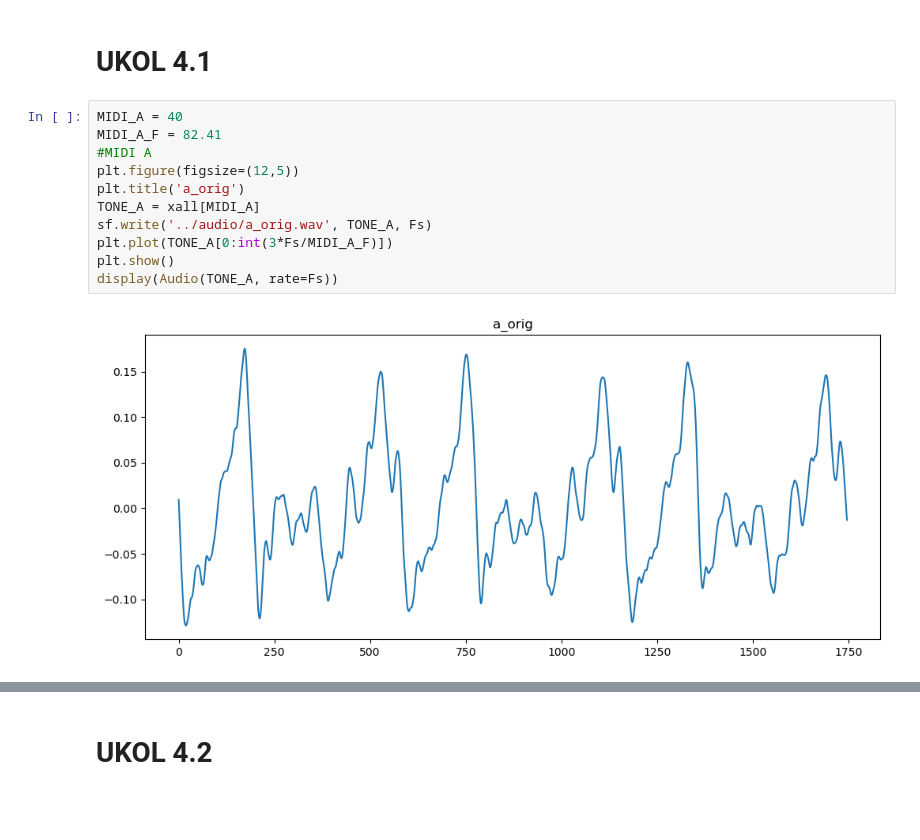
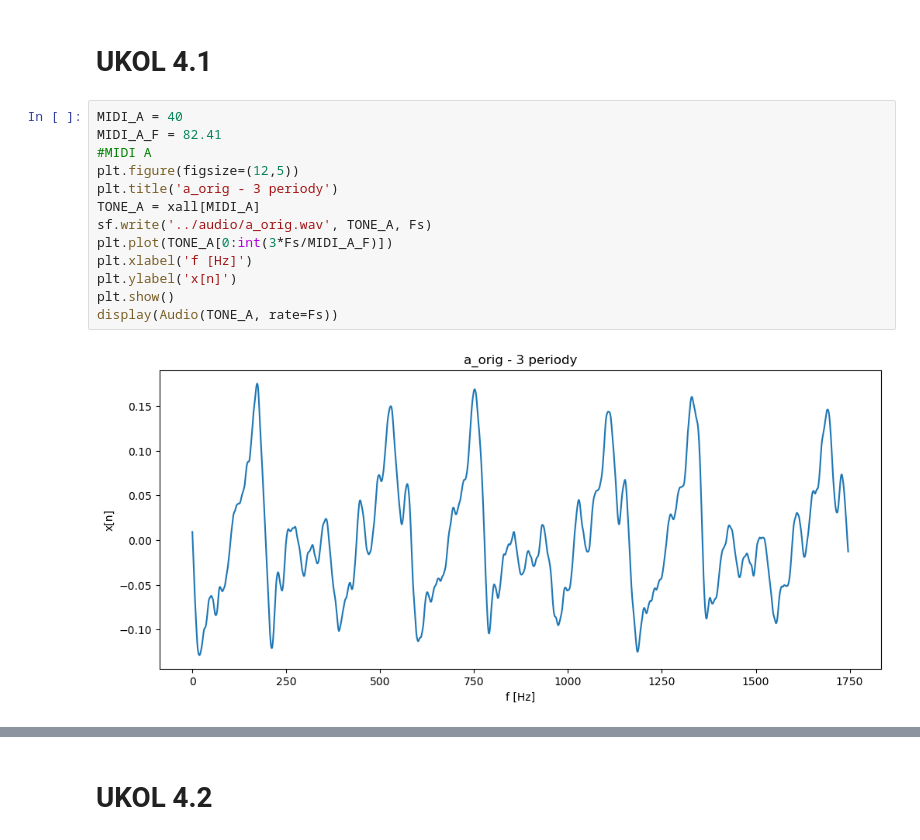
Before and after one commit to Explosiver001/ISS-projekt, a Jupyter notebook: src/main.ipynb, the cells around one changed output, grey strips where cells are left out. Drawn from its saved outputs; the diff is of its cells as text; blank space fills up the shorter version.

```diff
--- a/src/main.ipynb
+++ b/src/main.ipynb
@@ -43,16 +43,18 @@ for tone in tones:
 # %%
 MIDI_A = 40
 MIDI_A_F = 82.41
 #MIDI A
 plt.figure(figsize=(12,5))
-plt.title('a_orig')
+plt.title('a_orig - 3 periody')
 TONE_A = xall[MIDI_A]
 sf.write('../audio/a_orig.wav', TONE_A, Fs)
 plt.plot(TONE_A[0:int(3*Fs/MIDI_A_F)])
+plt.xlabel('f [Hz]')
+plt.ylabel('x[n]')
 plt.show()
 display(Audio(TONE_A, rate=Fs))
 # %% [output]
-[figure, old version]
+[figure, new version]
 [interactive output not drawn]
 # %%
 #MIDI A DFT
```
Also changed, not shown: parts of 17 cells of this notebook, 11 other files.
